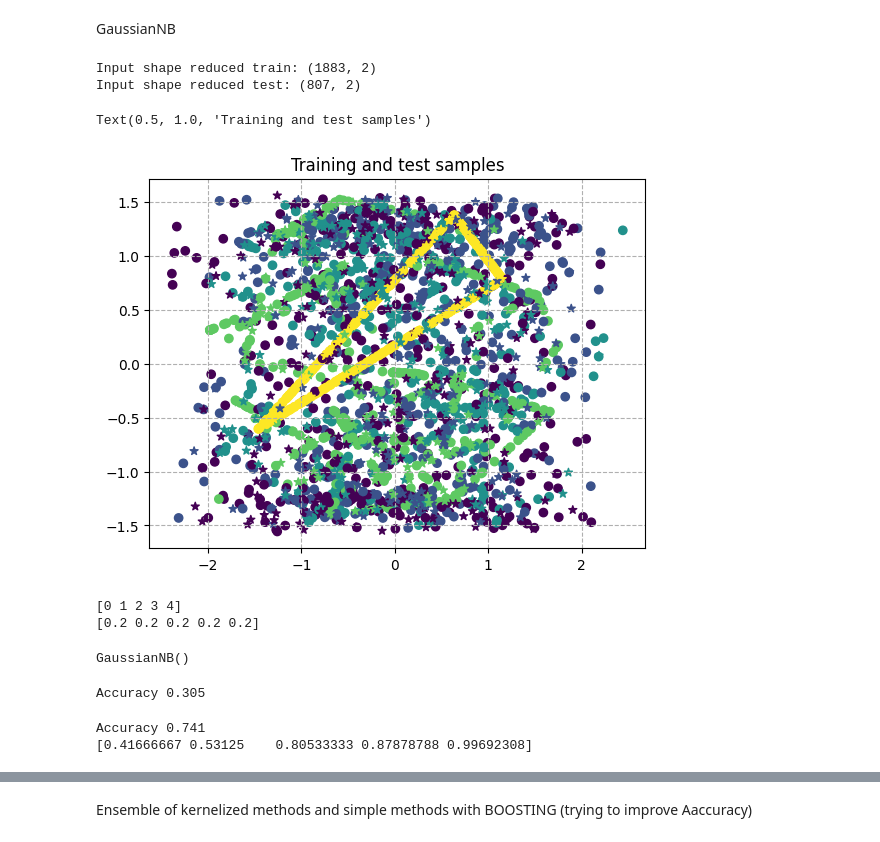
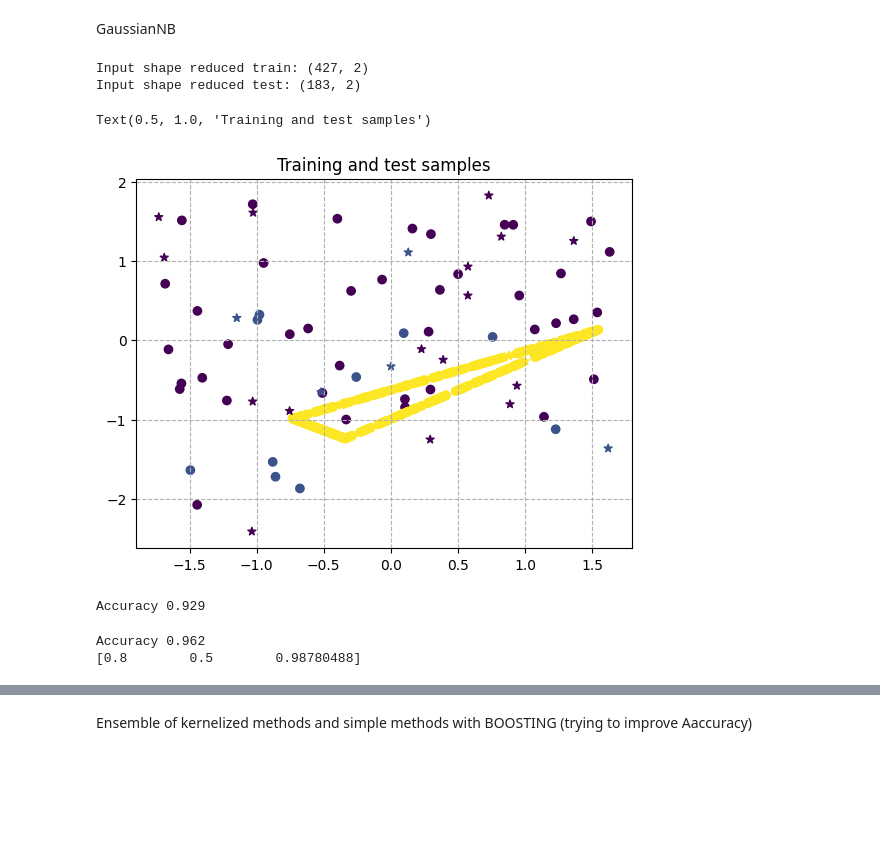
Before and after one commit to francomano/uav, a Jupyter notebook: uav.ipynb, the cells around one changed output, grey strips where cells are left out. Saved outputs shown, nothing was run; the diff lists cells and outputs as text; code cells hidden in the pictures; blank space fills up the shorter version.

Commit message:
SMOTEENN

```diff
--- a/uav.ipynb
+++ b/uav.ipynb
@@ -39,10 +41,13 @@ X= Stdscaler.transform(X)
 #print(X.describe)
 #print(X.std())
 random_state=12
-X,y=SMOTE(k_neighbors=2).fit_resample(X,y)
-
+smote=SMOTE(sampling_strategy='auto',k_neighbors=2)
+X,y=SMOTEENN(smote=smote).fit_resample(X,y)
 X_train, X_test, y_train, y_test = train_test_split(X, y, test_size=0.3,random_state=random_state) #to be reproducible
-print(y_train.value_counts(normalize=False))
+#smote=SMOTE(sampling_strategy='auto',k_neighbors=2)
+#X_train,y_train=SMOTEENN(smote=smote).fit_resample(X_train,y_train)
+print("train-set composition: ",y_train.value_counts(normalize=False))
+print("test-set composition: ",y_test.value_counts(normalize=False))
 
 
 
@@ -61,48 +87,36 @@ Number of test samples: 807
 GaussianNB
 # %%
 # select the first two features
-X_train_reduced = X_train[:,2:4]
-X_test_reduced = X_test[:,2:4]
+X_train_reduced = X_train[:,0:2]
+X_test_reduced = X_test[:,0:2]
 print("Input shape reduced train: %s" %str(X_train_reduced.shape))
 print("Input shape reduced test: %s" %str(X_test_reduced.shape))
 
 plt.figure()
 plt.scatter(X_train_reduced[:,0], X_train_reduced[:,1], c=y_train)
 plt.scatter(X_test_reduced[:,0], X_test_reduced[:,1], c=y_test, marker="*")
 plt.grid(linestyle="--")
 plt.title("Training and test samples")
 # %% [output]
-Input shape reduced train: (1883, 2)
-Input shape reduced test: (807, 2)
+Input shape reduced train: (427, 2)
+Input shape reduced test: (183, 2)
 Text(0.5, 1.0, 'Training and test samples')
-[figure, old version]
+[figure, new version]
-# %%
-print(np.unique(y_train))
-p=np.divide(y.value_counts().to_numpy(),y.shape[0])
-print(p)
-gen_model = GaussianNB()
-gen_model.fit(X_train_reduced, y_train)
-# %% [output]
-[0 1 2 3 4]
-[0.2 0.2 0.2 0.2 0.2]
-GaussianNB()
-# %%
-y_pred = gen_model.predict(X_test_reduced)
-acc = accuracy_score(y_pred, y_test)
-print("Accuracy %.3f" %acc)
-#0.553 with 0:2
-#0.573 with 1:2
-#0.580 with 2:4
-#grid search to find best features
-# %% [output]
-Accuracy 0.305
+# %%
+gen_model = GaussianNB()
+gen_model.fit(X_train_reduced, y_train)
+y_pred = gen_model.predict(X_test_reduced)
+acc = accuracy_score(y_pred, y_test)
+print("Accuracy %.3f" %acc)
+# %% [output]
+Accuracy 0.929
 # %%
-classifier=DecisionTreeClassifier(max_depth=25)
+classifier=DecisionTreeClassifier(max_depth=4)
 classifier.fit(X_train, y_train)
 y_pred=classifier.predict(X_test)
 acc = accuracy_score(y_pred, y_test)
 print("Accuracy %.3f" %acc)
 print(sklearn.metrics.f1_score(y_test, y_pred,average=None))
 # %% [output]
-Accuracy 0.741
-[0.41666667 0.53125    0.80533333 0.87878788 0.99692308]
+Accuracy 0.962
+[0.8        0.5        0.98780488]
```
Also changed, not shown: parts of 10 cells of this notebook.
